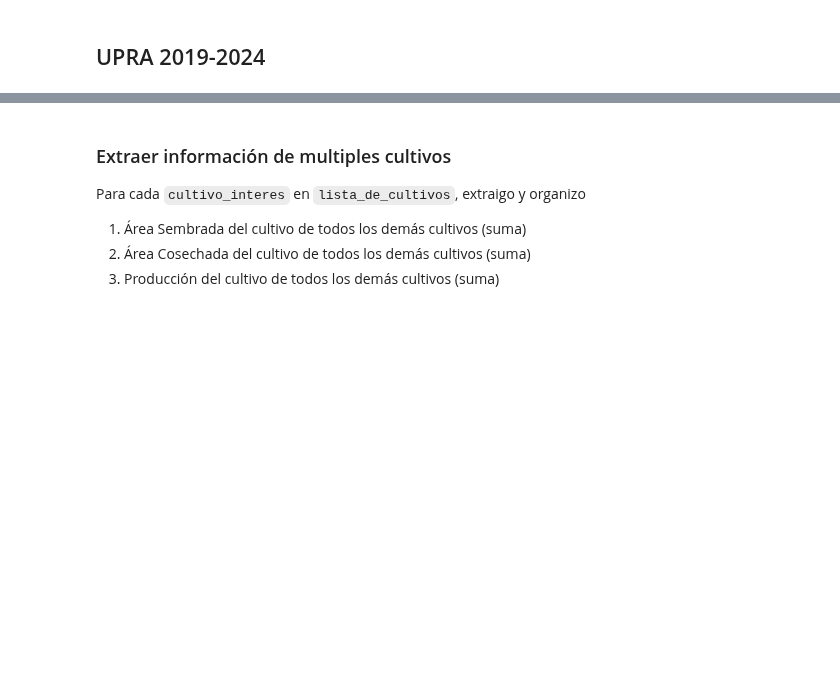
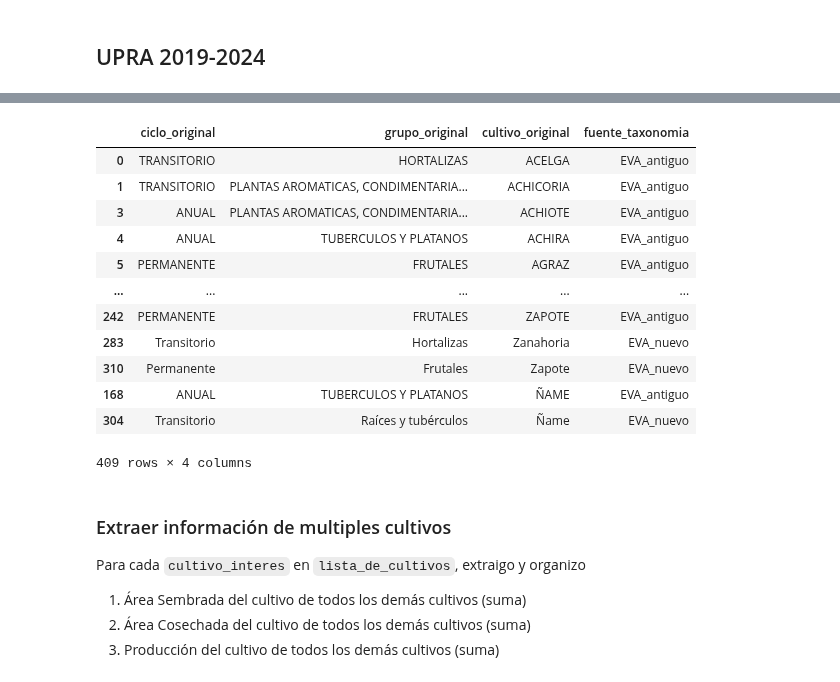
Before and after one commit to JC-AlfonsoR/PEG-mining-agriculture, a Jupyter notebook: engines/1001_process_UPRA.ipynb, the cells around one changed output, grey strips where cells are left out. Cells and saved outputs as stored; diff of their text form; code cells hidden in the pictures; blank space fills up the shorter version.

```diff
--- a/engines/1001_process_UPRA.ipynb
+++ b/engines/1001_process_UPRA.ipynb
@@ -116,3 +240,53 @@ print(len(cultivos_disponibles))
+# %%
+# definir crosswalk
+cols_old = ['CICLO DE CULTIVO', 'GRUPO \nDE CULTIVO', 'CULTIVO']
+cols_new = ['Ciclo del cultivo', 'Grupo cultivo', 'Cultivo']
+
+old_unique = (
+    UPRAantiguo[cols_old]
+    .drop_duplicates()
+    .rename(columns={
+        'CICLO DE CULTIVO': 'ciclo_original',
+        'GRUPO \nDE CULTIVO': 'grupo_original',
+        'CULTIVO': 'cultivo_original'
+    })
+)
+
+old_unique['fuente_taxonomia'] = 'EVA_antiguo'
+
+new_unique = (
+    UPRA[cols_new]
+    .drop_duplicates()
+    .rename(columns={
+        'Ciclo del cultivo': 'ciclo_original',
+        'Grupo cultivo': 'grupo_original',
+        'Cultivo': 'cultivo_original'
+    })
+)
+
+new_unique['fuente_taxonomia'] = 'EVA_nuevo'
+
+plantilla = (
+    pd.concat([old_unique, new_unique], ignore_index=True)
+    .drop_duplicates()
+    .sort_values(['cultivo_original', 'fuente_taxonomia'])
+)
+# %%
+plantilla
+# %% [output]
+|  | ciclo_original | grupo_original | cultivo_original | fuente_taxonomia |
+| 0 | TRANSITORIO | HORTALIZAS | ACELGA | EVA_antiguo |
+| 1 | TRANSITORIO | PLANTAS AROMATICAS, CONDIMENTARIA... | ACHICORIA | EVA_antiguo |
+| 3 | ANUAL | PLANTAS AROMATICAS, CONDIMENTARIA... | ACHIOTE | EVA_antiguo |
+| 4 | ANUAL | TUBERCULOS Y PLATANOS | ACHIRA | EVA_antiguo |
+| 5 | PERMANENTE | FRUTALES | AGRAZ | EVA_antiguo |
+| ... | ... | ... | ... | ... |
+| 242 | PERMANENTE | FRUTALES | ZAPOTE | EVA_antiguo |
+| 283 | Transitorio | Hortalizas | Zanahoria | EVA_nuevo |
+| 310 | Permanente | Frutales | Zapote | EVA_nuevo |
+| 168 | ANUAL | TUBERCULOS Y PLATANOS | ÑAME | EVA_antiguo |
+| 304 | Transitorio | Raíces y tubérculos | Ñame | EVA_nuevo |
+409 rows × 4 columns
 # %% [markdown]
 ### Extraer información de multiples cultivos
 Para cada `cultivo_interes` en `lista_de_cultivos`, extraigo y organizo
```
Also changed, not shown: parts of 9 cells of this notebook, 4 other files.
